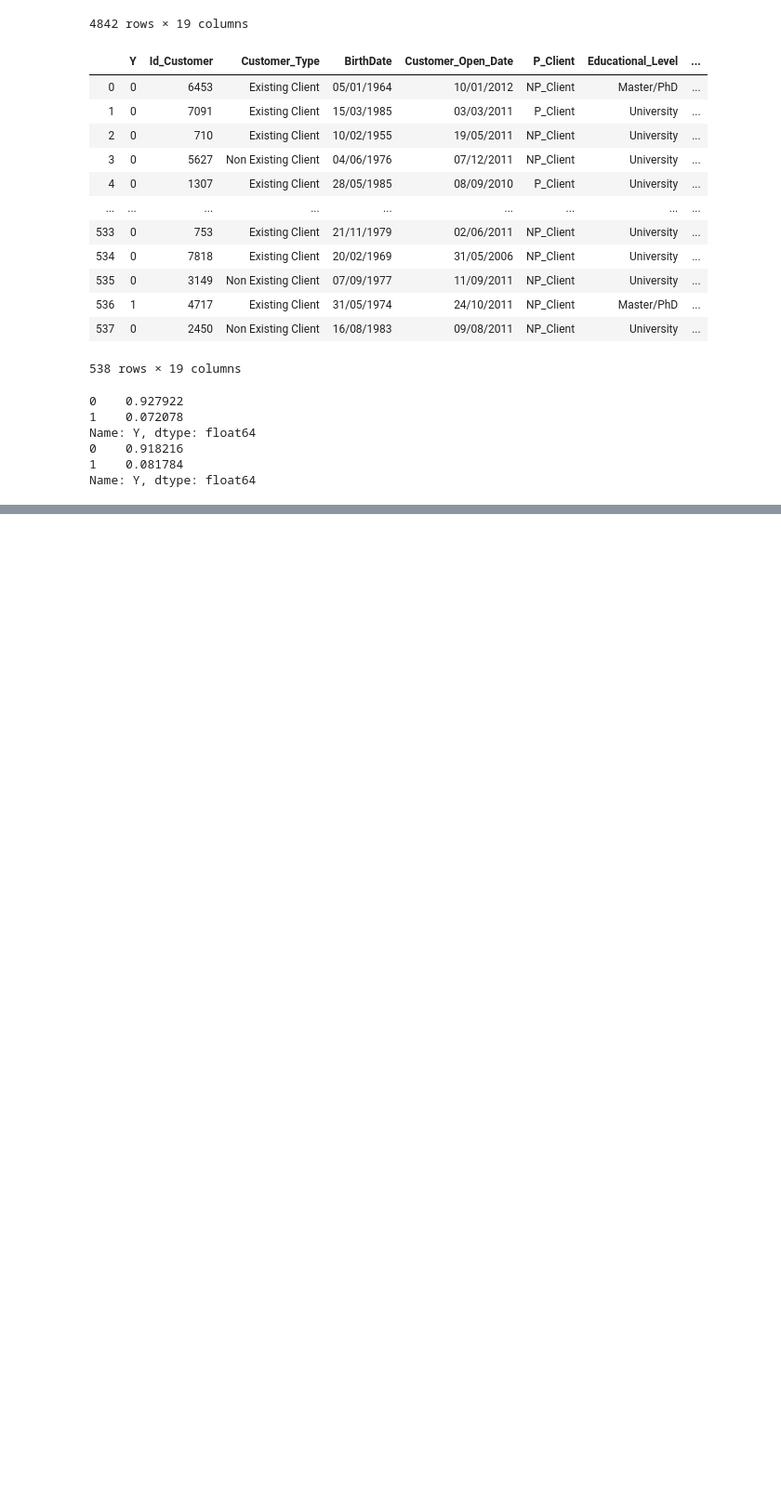
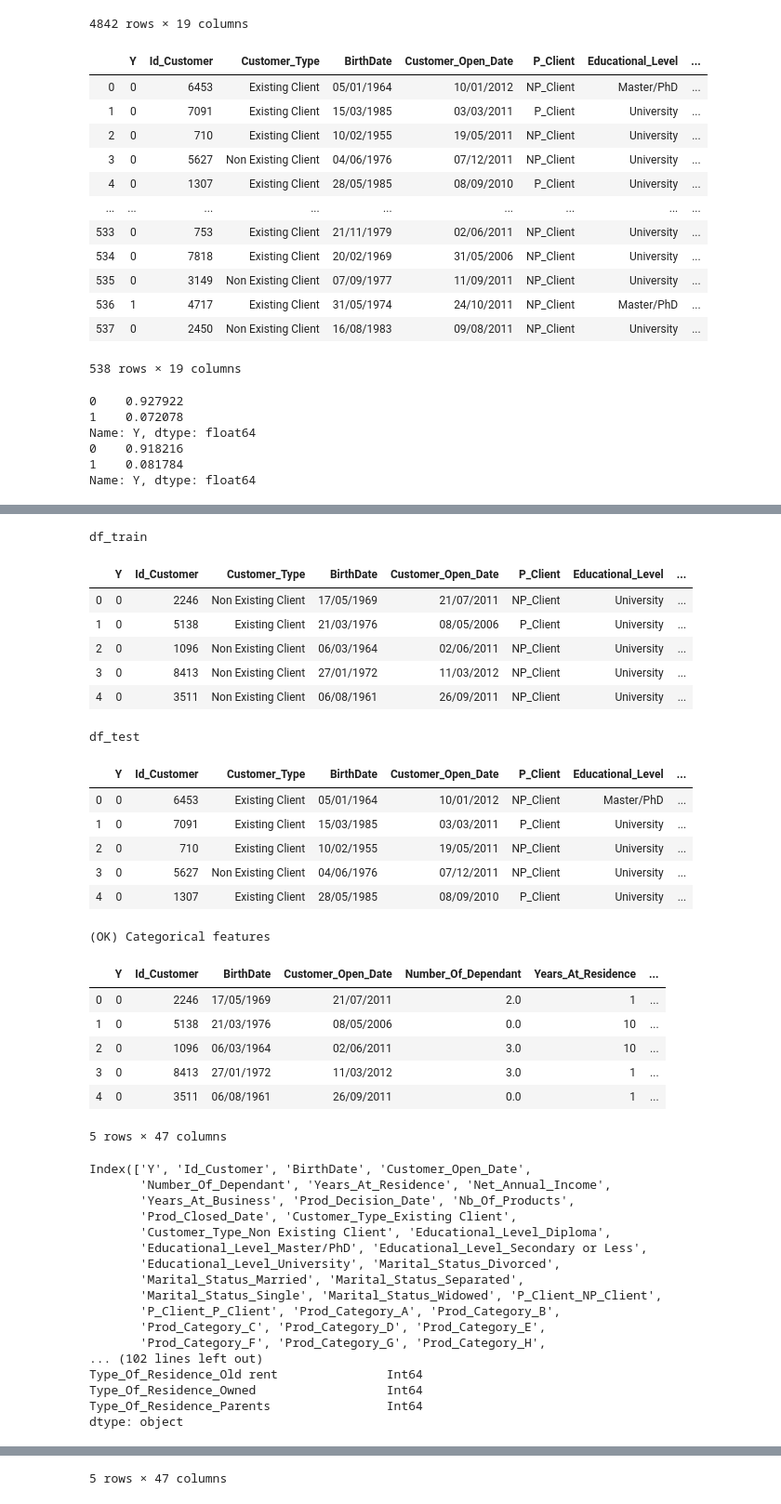
Before and after one commit to luizbezerra-pinheiro/Project_ML2, a Jupyter notebook: src/Feature Analysis.ipynb, the cells around one changed output, grey strips where cells are left out. Shown: that part at 93% size. Cells and saved outputs as stored; diff of their text form; code cells hidden in the pictures; blank space fills up the shorter version.

```diff
--- a/src/Feature Analysis.ipynb
+++ b/src/Feature Analysis.ipynb
@@ -153,0 +365,24 @@ ValueError: Cannot convert non-finite values (NA or inf) to integer
+# %%
+class GetData:
+    def __init__(self):
+        self.data_path = os.path.join(os.path.dirname(os.getcwd()), "data", "CreditTraining.csv")
+        self.df = pd.read_csv(self.data_path, decimal=',')
+
+    """
+    Method called by the user to get the data split and organized
+
+    Divide the database in train and test
+    We will create a model with the train.
+    We will use the df_test at the final to see if the model works well
+    """
+
+    def get(self):
+        df = self.df
+
+        # Splitting the database
+        X_train, X_test, y_train, y_test = train_test_split(df.drop("Y", axis=1), df["Y"], test_size=0.1,
+                                                            random_state=7)
+        df_train = pd.concat([y_train, X_train], axis=1).reset_index(drop=True)
+        df_test = pd.concat([y_test, X_test], axis=1).reset_index(drop=True)
+
+        return df_train, df_test
@@ -153,0 +487,55 @@ ValueError: Cannot convert non-finite values (NA or inf) to integer
+# %%
+df_train, df_test = GetData().get()
+
+print("df_train")
+display(df_train.head())
+print("df_test")
+display(df_test.head())
+
+fe = FeatEng()
+fe.fit(df_train)
+df_train_feat = fe.transform(df_train)
+
+# Define features to be selected
+fe.transform()
+print(fe.df.dtypes)
+# %% [output]
+df_train
+|  | Y | Id_Customer | Customer_Type | BirthDate | Customer_Open_Date | P_Client | Educational_Level | ... |
+| 0 | 0 | 2246 | Non Existing Client | 17/05/1969 | 21/07/2011 | NP_Client | University | ... |
+| 1 | 0 | 5138 | Existing Client | 21/03/1976 | 08/05/2006 | P_Client | University | ... |
+| 2 | 0 | 1096 | Non Existing Client | 06/03/1964 | 02/06/2011 | NP_Client | University | ... |
+| 3 | 0 | 8413 | Non Existing Client | 27/01/1972 | 11/03/2012 | NP_Client | University | ... |
+| 4 | 0 | 3511 | Non Existing Client | 06/08/1961 | 26/09/2011 | NP_Client | University | ... |
+df_test
+|  | Y | Id_Customer | Customer_Type | BirthDate | Customer_Open_Date | P_Client | Educational_Level | ... |
+| 0 | 0 | 6453 | Existing Client | 05/01/1964 | 10/01/2012 | NP_Client | Master/PhD | ... |
+| 1 | 0 | 7091 | Existing Client | 15/03/1985 | 03/03/2011 | P_Client | University | ... |
+| 2 | 0 | 710 | Existing Client | 10/02/1955 | 19/05/2011 | NP_Client | University | ... |
+| 3 | 0 | 5627 | Non Existing Client | 04/06/1976 | 07/12/2011 | NP_Client | University | ... |
+| 4 | 0 | 1307 | Existing Client | 28/05/1985 | 08/09/2010 | P_Client | University | ... |
+(OK) Categorical features
+|  | Y | Id_Customer | BirthDate | Customer_Open_Date | Number_Of_Dependant | Years_At_Residence | ... |
+| 0 | 0 | 2246 | 17/05/1969 | 21/07/2011 | 2.0 | 1 | ... |
+| 1 | 0 | 5138 | 21/03/1976 | 08/05/2006 | 0.0 | 10 | ... |
+| 2 | 0 | 1096 | 06/03/1964 | 02/06/2011 | 3.0 | 10 | ... |
+| 3 | 0 | 8413 | 27/01/1972 | 11/03/2012 | 3.0 | 1 | ... |
+| 4 | 0 | 3511 | 06/08/1961 | 26/09/2011 | 0.0 | 1 | ... |
+5 rows × 47 columns
+Index(['Y', 'Id_Customer', 'BirthDate', 'Customer_Open_Date',
+       'Number_Of_Dependant', 'Years_At_Residence', 'Net_Annual_Income',
+       'Years_At_Business', 'Prod_Decision_Date', 'Nb_Of_Products',
+       'Prod_Closed_Date', 'Customer_Type_Existing Client',
+       'Customer_Type_Non Existing Client', 'Educational_Level_Diploma',
+       'Educational_Level_Master/PhD', 'Educational_Level_Secondary or Less',
+       'Educational_Level_University', 'Marital_Status_Divorced',
+       'Marital_Status_Married', 'Marital_Status_Separated',
+       'Marital_Status_Single', 'Marital_Status_Widowed', 'P_Client_NP_Client',
+       'P_Client_P_Client', 'Prod_Category_A', 'Prod_Category_B',
+       'Prod_Category_C', 'Prod_Category_D', 'Prod_Category_E',
+       'Prod_Category_F', 'Prod_Category_G', 'Prod_Category_H',
+... (102 lines left out)
+Type_Of_Residence_Old rent               Int64
+Type_Of_Residence_Owned                  Int64
+Type_Of_Residence_Parents                Int64
+dtype: object
@@ -153,0 +548 @@ ValueError: Cannot convert non-finite values (NA or inf) to integer
+5 rows × 47 columns
```
Also changed, not shown: parts of 13 cells of this notebook.
